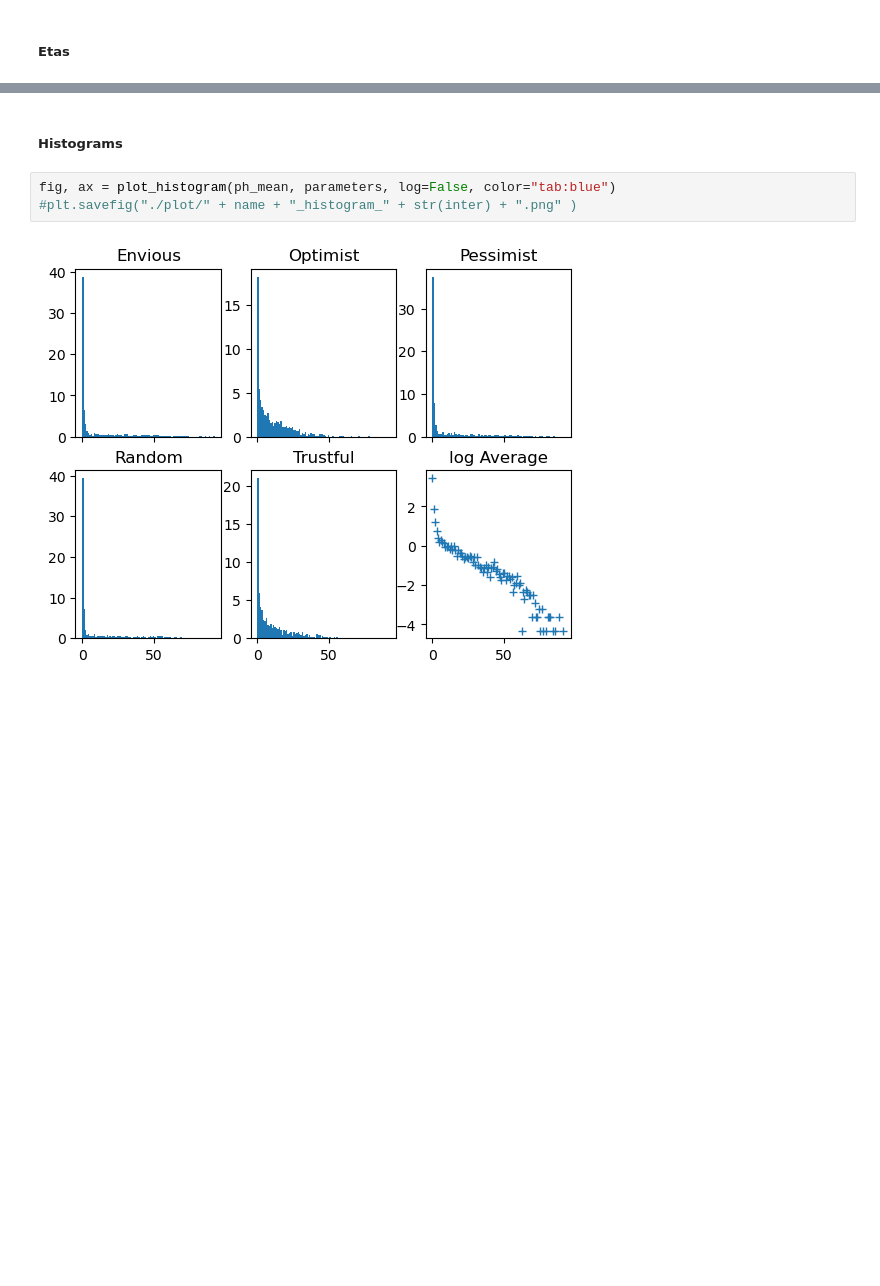
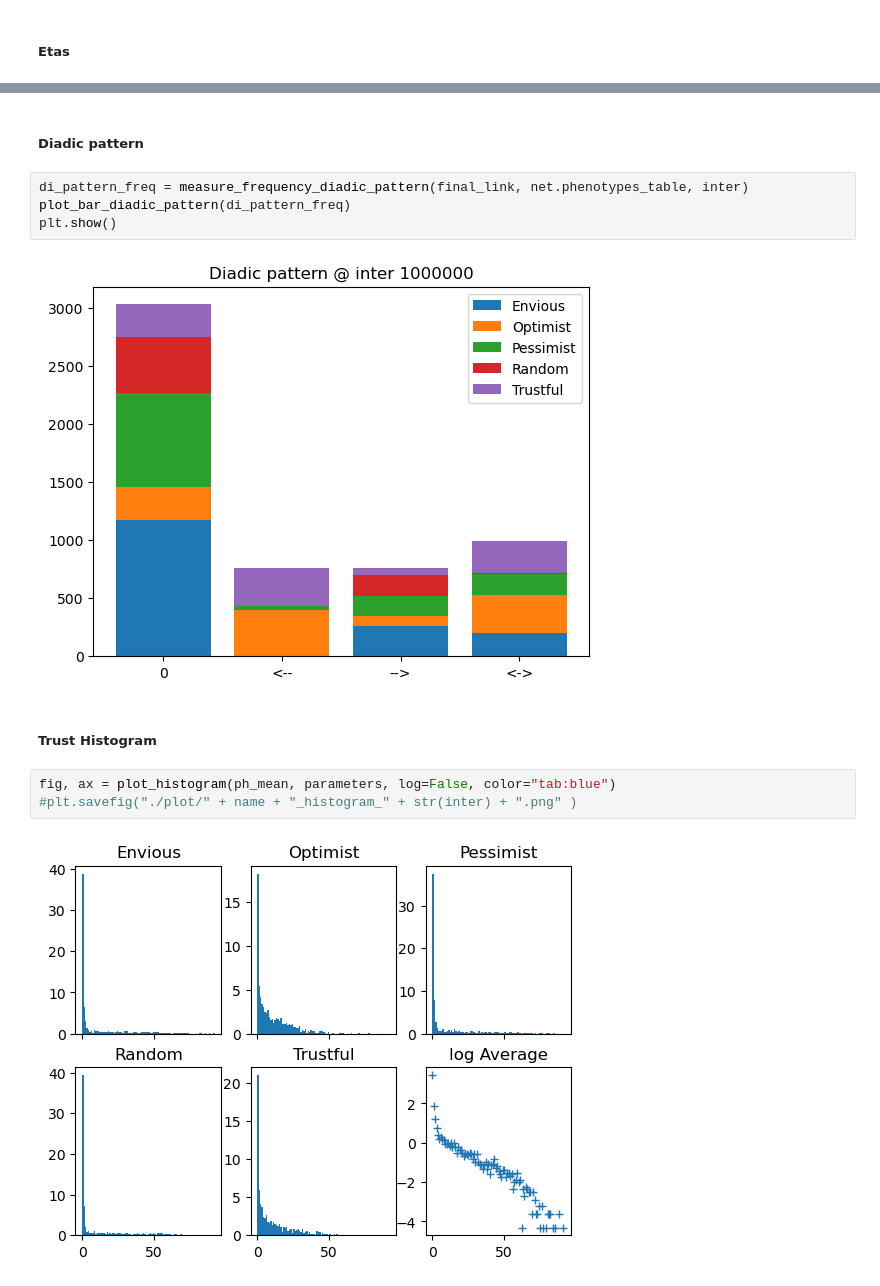
Before and after one commit to yuxuama/cooperation_emergence, a Jupyter notebook: notebooks/one_stack_analysis.ipynb, the cells around one changed output, grey strips where cells are left out. Saved outputs shown, nothing was run; the diff lists cells and outputs as text; blank space fills up the shorter version.

```diff
--- a/notebooks/one_stack_analysis.ipynb
+++ b/notebooks/one_stack_analysis.ipynb
@@ -229,5 +217,13 @@ plt.show()
+# %% [markdown]
+##### Diadic pattern
+# %%
+di_pattern_freq = measure_frequency_diadic_pattern(final_link, net.phenotypes_table, inter)
+plot_bar_diadic_pattern(di_pattern_freq)
+plt.show()
+# %% [output]
+[figure, added]
 # %% [markdown]
-##### Histograms
+##### Trust Histogram
 # %%
 fig, ax = plot_histogram(ph_mean, parameters, log=False, color="tab:blue")
 #plt.savefig("./plot/" + name + "_histogram_" + str(inter) + ".png" )
```
Also changed, not shown: parts of 19 cells of this notebook, 3 other files.
